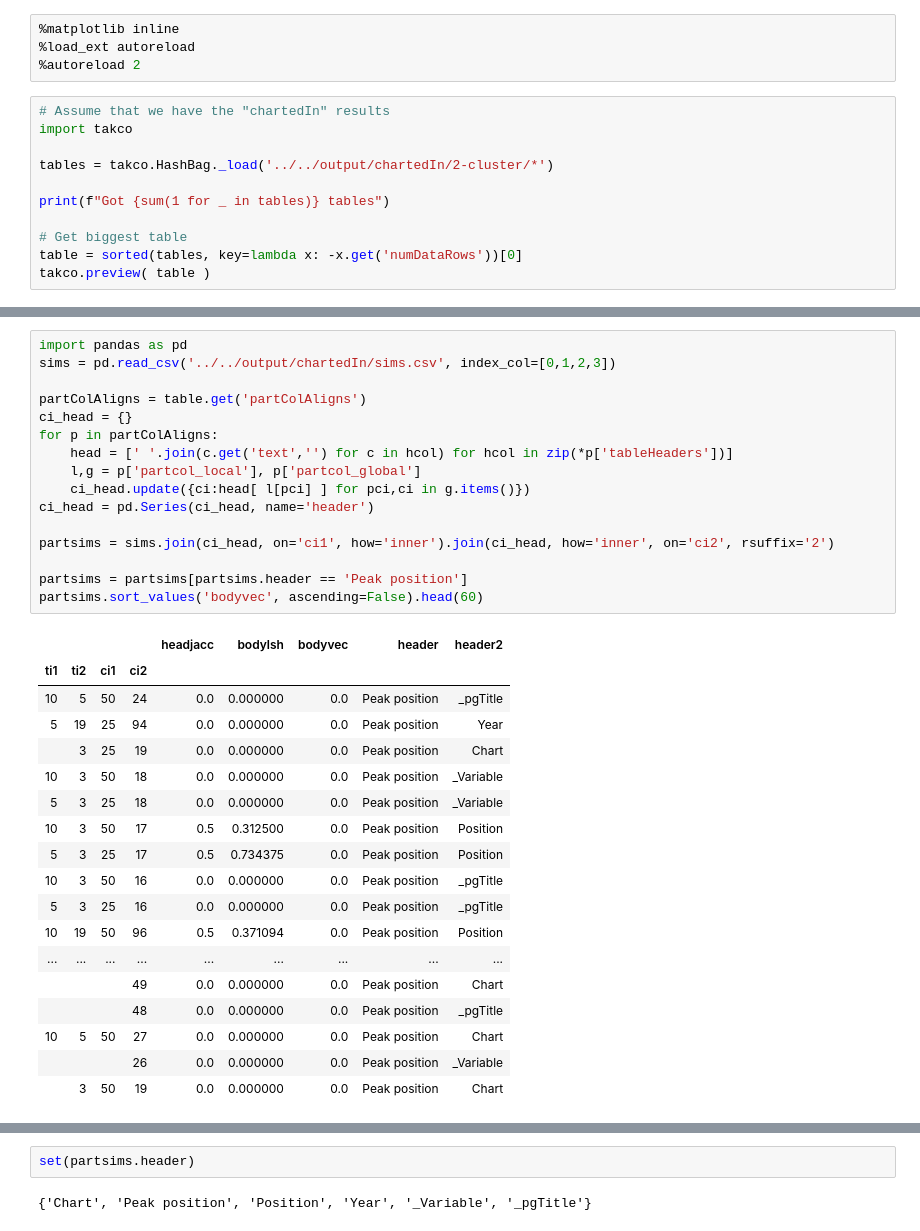
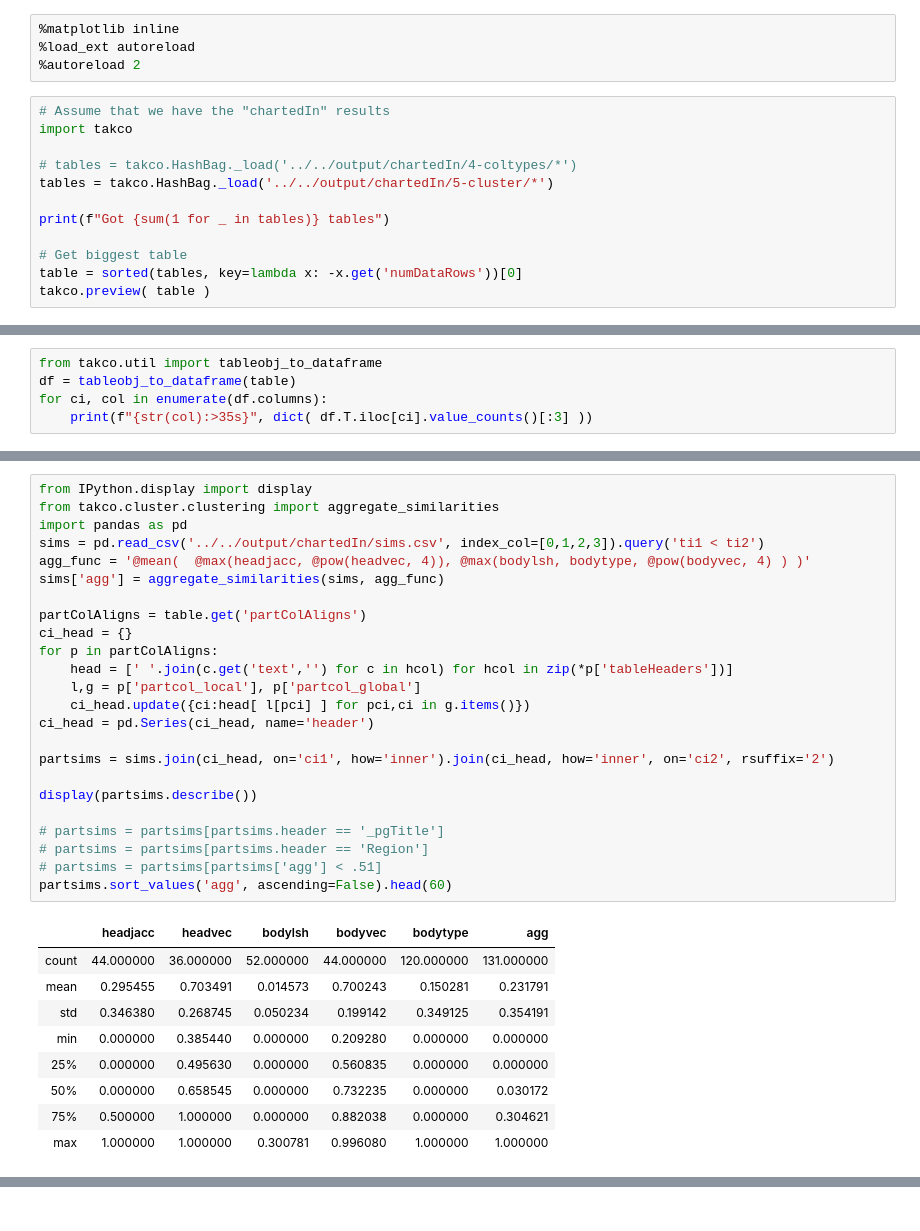
Before and after one commit to karmaresearch/takco, a Jupyter notebook: docs/tutorials/clusters.ipynb, the cells around one changed output, grey strips where cells are left out. Cells and saved outputs as stored; diff of their text form.

Commit message:
clustering with types

```diff
--- a/docs/tutorials/clusters.ipynb
+++ b/docs/tutorials/clusters.ipynb
@@ -31,7 +10,8 @@ Subclasses:     Executor
 # Assume that we have the "chartedIn" results
 import takco
 
-tables = takco.HashBag._load('../../output/chartedIn/2-cluster/*')
+# tables = takco.HashBag._load('../../output/chartedIn/4-coltypes/*')
+tables = takco.HashBag._load('../../output/chartedIn/5-cluster/*')
 
 print(f"Got {sum(1 for _ in tables)} tables")
 
@@ -95,0 +31,5 @@ takco.preview( table.get('partColAligns') )
+# %%
+from takco.util import tableobj_to_dataframe
+df = tableobj_to_dataframe(table)
+for ci, col in enumerate(df.columns):
+    print(f"{str(col):>35s}", dict( df.T.iloc[ci].value_counts()[:3] ))
@@ -96,35 +82,34 @@ takco.preview( table.get('partColAligns') )
 # %%
+from IPython.display import display
+from takco.cluster.clustering import aggregate_similarities
 import pandas as pd
-sims = pd.read_csv('../../output/chartedIn/sims.csv', index_col=[0,1,2,3])
+sims = pd.read_csv('../../output/chartedIn/sims.csv', index_col=[0,1,2,3]).query('ti1 < ti2')
+agg_func = '@mean(  @max(headjacc, @pow(headvec, 4)), @max(bodylsh, bodytype, @pow(bodyvec, 4) ) )'
+sims['agg'] = aggregate_similarities(sims, agg_func)
 
 partColAligns = table.get('partColAligns')
 ci_head = {}
 for p in partColAligns:
     head = [' '.join(c.get('text','') for c in hcol) for hcol in zip(*p['tableHeaders'])]
     l,g = p['partcol_local'], p['partcol_global']
     ci_head.update({ci:head[ l[pci] ] for pci,ci in g.items()})
 ci_head = pd.Series(ci_head, name='header')
 
 partsims = sims.join(ci_head, on='ci1', how='inner').join(ci_head, how='inner', on='ci2', rsuffix='2')
 
-partsims = partsims[partsims.header == 'Peak position']
-partsims.sort_values('bodyvec', ascending=False).head(60)
+display(partsims.describe())
+
+# partsims = partsims[partsims.header == '_pgTitle']
+# partsims = partsims[partsims.header == 'Region']
+# partsims = partsims[partsims['agg'] < .51]
+partsims.sort_values('agg', ascending=False).head(60)
 # %% [output]
-|  |  |  |  | headjacc | bodylsh | bodyvec | header | header2 |
-| ti1 | ti2 | ci1 | ci2 |  |  |  |  |  |
-| 10 | 5 | 50 | 24 | 0.0 | 0.000000 | 0.0 | Peak position | _pgTitle |
-| 5 | 19 | 25 | 94 | 0.0 | 0.000000 | 0.0 | Peak position | Year |
-|  | 3 | 25 | 19 | 0.0 | 0.000000 | 0.0 | Peak position | Chart |
-| 10 | 3 | 50 | 18 | 0.0 | 0.000000 | 0.0 | Peak position | _Variable |
-| 5 | 3 | 25 | 18 | 0.0 | 0.000000 | 0.0 | Peak position | _Variable |
-| 10 | 3 | 50 | 17 | 0.5 | 0.312500 | 0.0 | Peak position | Position |
-| 5 | 3 | 25 | 17 | 0.5 | 0.734375 | 0.0 | Peak position | Position |
-| 10 | 3 | 50 | 16 | 0.0 | 0.000000 | 0.0 | Peak position | _pgTitle |
-| 5 | 3 | 25 | 16 | 0.0 | 0.000000 | 0.0 | Peak position | _pgTitle |
-| 10 | 19 | 50 | 96 | 0.5 | 0.371094 | 0.0 | Peak position | Position |
-| ... | ... | ... | ... | ... | ... | ... | ... | ... |
-|  |  |  | 49 | 0.0 | 0.000000 | 0.0 | Peak position | Chart |
-|  |  |  | 48 | 0.0 | 0.000000 | 0.0 | Peak position | _pgTitle |
-| 10 | 5 | 50 | 27 | 0.0 | 0.000000 | 0.0 | Peak position | Chart |
-|  |  |  | 26 | 0.0 | 0.000000 | 0.0 | Peak position | _Variable |
-|  | 3 | 50 | 19 | 0.0 | 0.000000 | 0.0 | Peak position | Chart |
+|  | headjacc | headvec | bodylsh | bodyvec | bodytype | agg |
+| count | 44.000000 | 36.000000 | 52.000000 | 44.000000 | 120.000000 | 131.000000 |
+| mean | 0.295455 | 0.703491 | 0.014573 | 0.700243 | 0.150281 | 0.231791 |
+| std | 0.346380 | 0.268745 | 0.050234 | 0.199142 | 0.349125 | 0.354191 |
+| min | 0.000000 | 0.385440 | 0.000000 | 0.209280 | 0.000000 | 0.000000 |
+| 25% | 0.000000 | 0.495630 | 0.000000 | 0.560835 | 0.000000 | 0.000000 |
+| 50% | 0.000000 | 0.658545 | 0.000000 | 0.732235 | 0.000000 | 0.030172 |
+| 75% | 0.500000 | 1.000000 | 0.000000 | 0.882038 | 0.000000 | 0.304621 |
+| max | 1.000000 | 1.000000 | 0.300781 | 0.996080 | 1.000000 | 1.000000 |
@@ -131,4 +133,0 @@ partsims.sort_values('bodyvec', ascending=False).head(60)
-# %%
-set(partsims.header)
-# %% [output]
-{'Chart', 'Peak position', 'Position', 'Year', '_Variable', '_pgTitle'}
```
Also changed, not shown: parts of 6 cells of this notebook, 32 other files.
